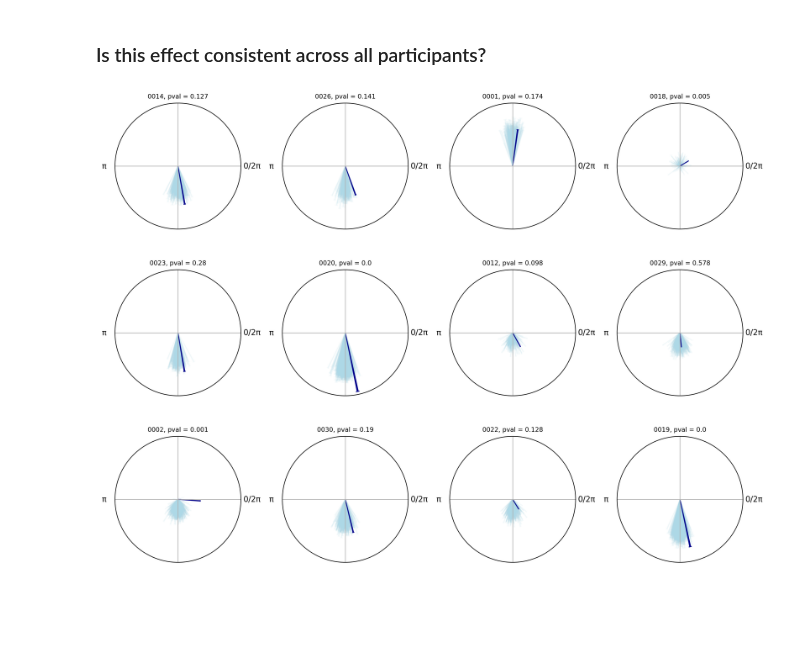
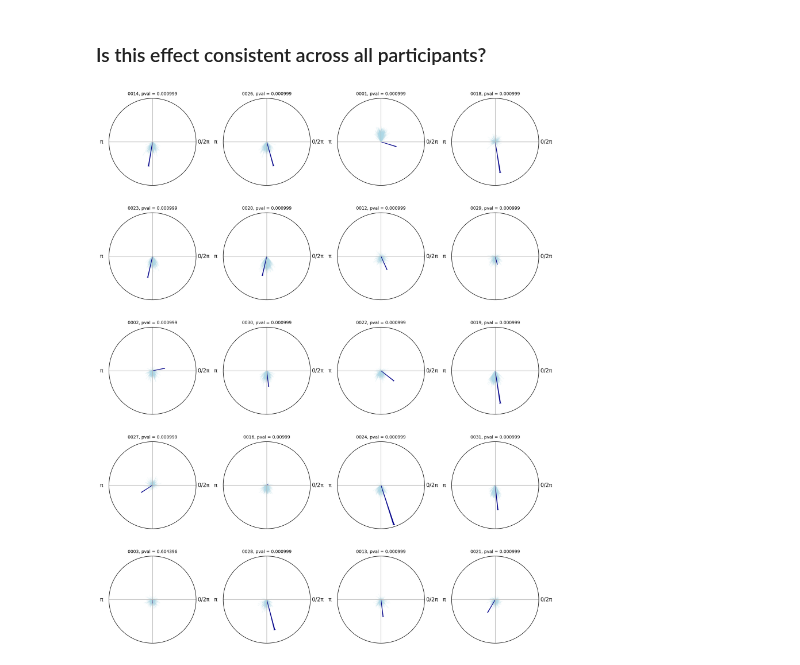
Before and after one commit to laurabpaulsen/pyriodic, a Jupyter notebook: docs_src/tutorials/04_permutation_against_null.ipynb, the cells around one changed output. Saved outputs shown, nothing was run; the diff lists cells and outputs as text; code cells hidden in the pictures; blank space fills up the shorter version.

Commit message:
update permutation test

```diff
--- a/docs_src/tutorials/04_permutation_against_null.ipynb
+++ b/docs_src/tutorials/04_permutation_against_null.ipynb
@@ -27,9 +26,9 @@ file_path = data_path / f"participant_{subj_id}_preproc.pkl"
 with open(file_path, 'rb') as f:
             data = pickle.load(f)
 
-PA_events = data["phase_angle_events"]
+circ = data["circ"]
 PA = data["phase_angles"]
 
 
-print(type(PA_events), type(PA))
+print(type(circ), type(PA))
 # %% [output]
@@ -77,6 +70,8 @@ This is implemented in the `permutation_test_against_null` function in Pyriodic.
 obs_stat, pval, null_samples = permutation_test_against_null(
     circ_target.data,
     PA,
-    n_null = 10000,
-    return_null_samples=True)
+    n_null = 5000,
+    n_permutations = 10000,
+    return_null_samples=True
+)
 # %% [output]
@@ -86,7 +81,7 @@ Let's visually compare the observed phase angles of the target stimuli to a null
 # %%
 # make a circular object with the null_samples for plotting
 circ_null = Circular.from_multiple(
-    [Circular(samp, labels=[i]*len(samp)) for i, samp in enumerate(null_samples[:1000, :])] # only plotting 1000 null samples for speed
+    [Circular(samp, labels=[i]*len(samp)) for i, samp in enumerate(null_samples)]
 )
 
 circplot_null = CircPlot(circ_null)
@@ -105,7 +100,7 @@ We can see the lenght of the resultant vector for the target phase angles is lar
 # %% [markdown]
 ## Group-level analysis
 # %%
-results = {}
+circulars = {}
 pas = {}
 
 for file_path in data_path.iterdir():
@@ -113,5 +108,5 @@ for file_path in data_path.iterdir():
     with open(file_path, 'rb') as f:
             data = pickle.load(f)
 
-    results[subj_id] = data["phase_angle_events"]
+    circulars[subj_id] = data["circ"]
     pas[subj_id] = data["phase_angles"]
@@ -171,48 +181,41 @@ Group-level statistic = 0.023, p = 0.0010
 # %% [markdown]
 ### Is this effect consistent across all participants?
 # %%
-n_subjects = 12
+n_subjects = len(results)
 
 n_cols = 4
 n_rows = math.ceil(n_subjects / n_cols)
 
 fig, axes = plt.subplots(
     n_rows, n_cols,
     dpi = 300,
     figsize = (n_cols*3, n_rows*3),
     subplot_kw={'projection': 'polar'},
     sharex=True,
     sharey=True
 )
 
 axes = axes.flatten()
 
+for i, subj_id in enumerate(circulars):
+    tmp_result = results[subj_id]
+    circ_obs_target = circulars[subj_id]["target"]
+    circ_null = tmp_result["null_samples"]
 
-for i, subj_id in enumerate(results):
-    if i < n_subjects:
-        circ_obs = results[subj_id].to_circular()
-        circ_null = group_null_samples[subj_id]
-        ax = axes[i]
 
-        tmp_plot = CircPlot(circ_null, ax=ax)
-        tmp_plot.add_circular_mean(alpha = 0.1, color = "lightblue")
-        tmp_plot.add_arrows([circ_obs.mean()], [circ_obs.r()], label = "Observed", color = "darkblue")
+    ax = axes[i]
+    tmp_plot = CircPlot(circ_null, ax=ax)
+    tmp_plot.add_circular_mean(alpha = 0.1, color = "lightblue")
+    tmp_plot.add_arrows([circ_obs_target.mean()], [circ_obs_target.r()], label = "Observed", color = "darkblue")
 
-        ax.set_title(f"{subj_id}, pval = {group_pvals[i].round(3)}", fontsize=8)
+    ax.set_title(f"{subj_id}, pval = {tmp_result['pval'].round(6)}", fontsize=8)
 
 
 # Hide unused axes
 for j in range(i + 1, len(axes)):
     axes[j].axis("off")
 
 
-# aesthetics
-angles = [0, 90, 180, 270, 360]
-labels = ["0/2π", "", "π", "", ""]
-
-for ax in axes:
-    ax.set_thetagrids(angles, labels=labels)
-
 plt.tight_layout()
 # %% [output]
-[figure, old version]
+[figure, new version]
```
Also changed, not shown: parts of 9 cells of this notebook, 2 other files.
